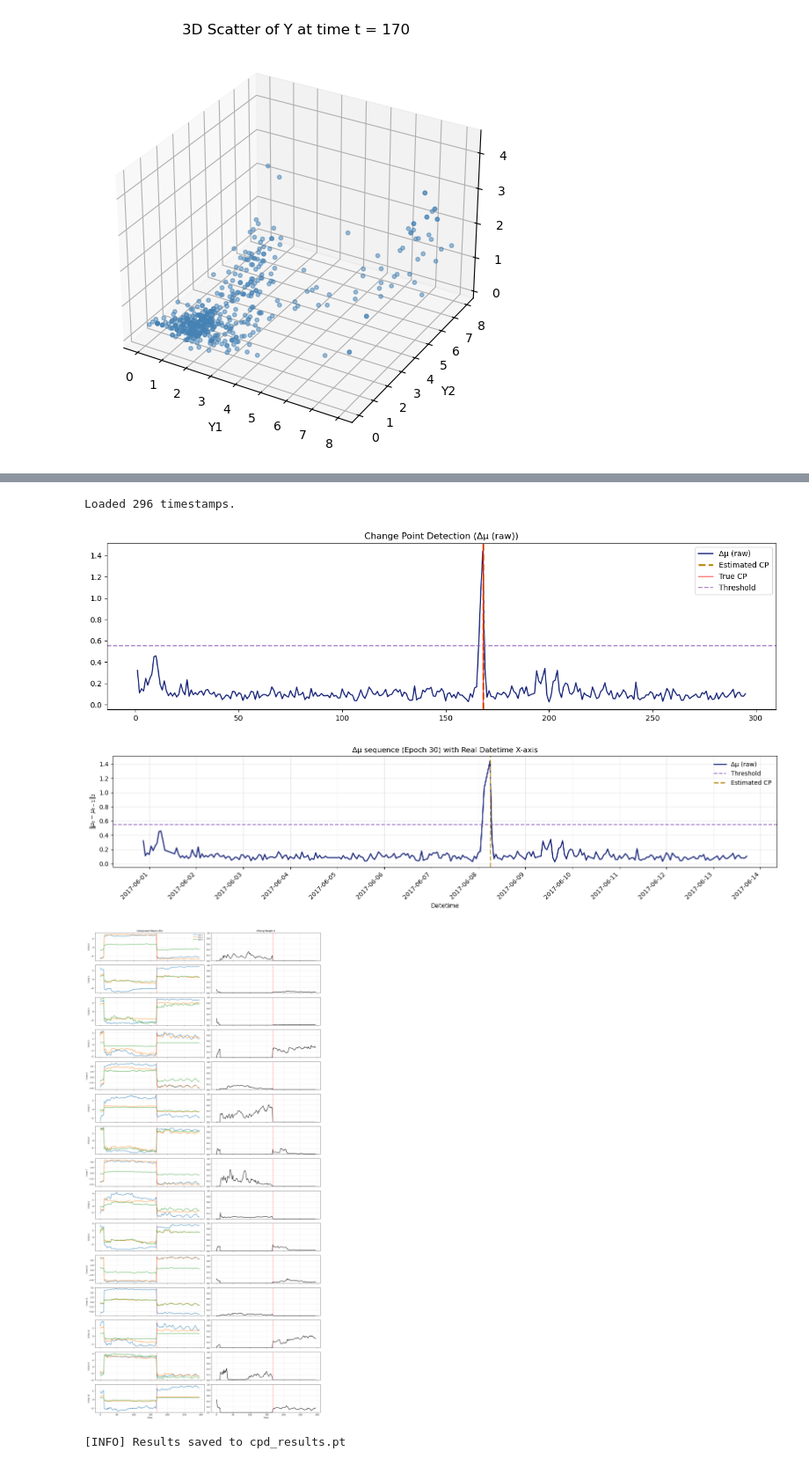
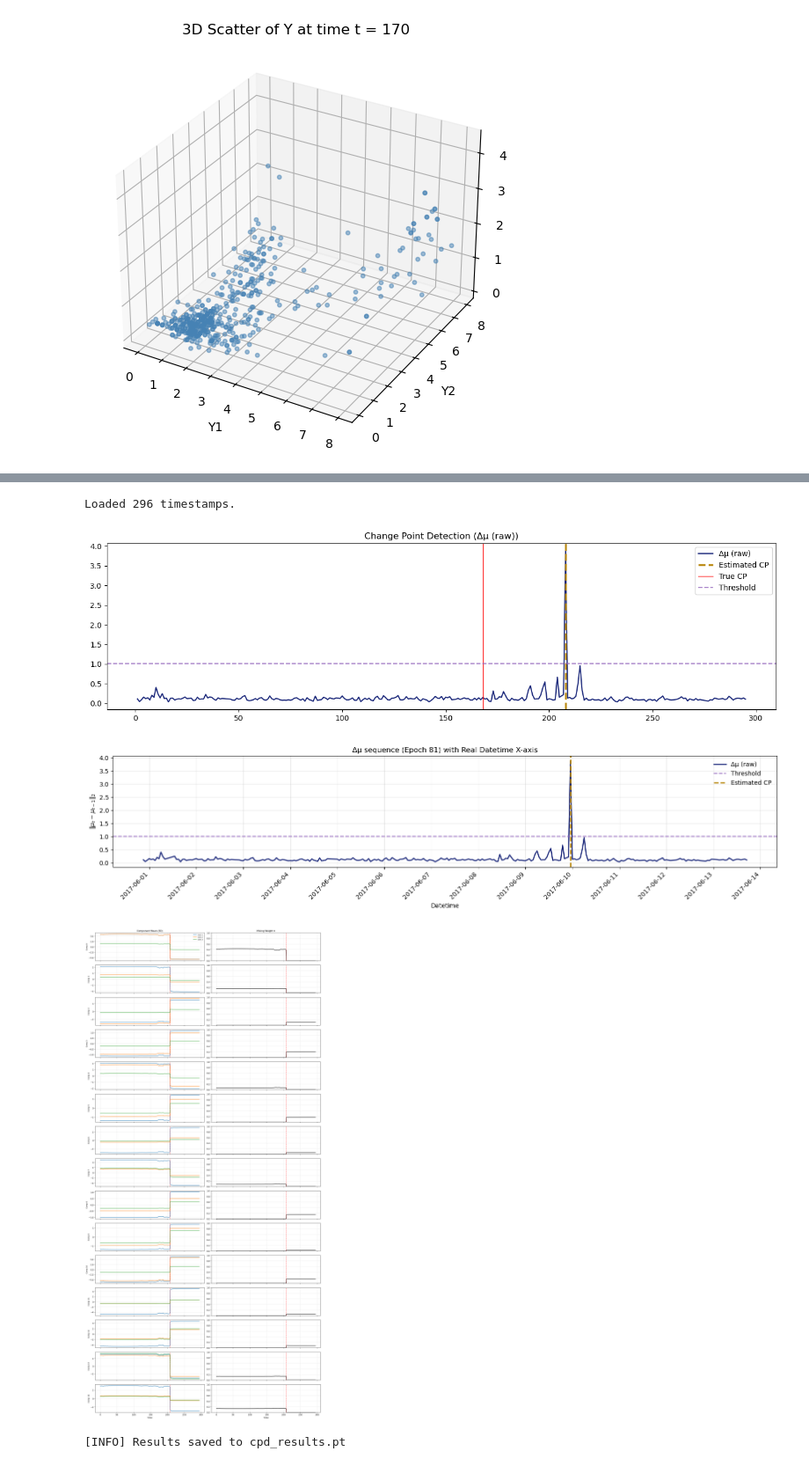
Before and after one commit to allenkei/CPD_FlowCytometry, a Jupyter notebook: sims_py/Applications.ipynb, the cells around one changed output, grey strips where cells are left out. Shown at 88% size. Cells and saved outputs as stored; diff of their text form; code cells hidden in the pictures.

```diff
--- a/sims_py/Applications.ipynb
+++ b/sims_py/Applications.ipynb
@@ -252,5 +252,5 @@ print(f"[INFO] Best epoch = {best_idx + 1}, Kurtosis = {best_kurt:.6f}")
 # %%
-epoch_i = 30
+epoch_i = 81
 import numpy as np
 import pandas as pd
 import matplotlib.pyplot as plt
@@ -347,8 +347,8 @@ plt.tight_layout()
 plt.show()
 # %% [output]
 Loaded 296 timestamps.
-[figure, old version]
+[figure, new version]
-[figure, old version]
+[figure, new version]
 # %%
 from cpd_model import CPD, parse_args, learn_one_seq_penalty
 
@@ -395,37 +395,37 @@ for k in range(K):
     ax_mean.plot(time, mean_t[:, k, 1], label="Dim 2", lw=1.6)
     ax_mean.plot(time, mean_t[:, k, 2], label="Dim 3", lw=1.6)
 
-    for cp in true_cps:
+    for cp in est_CP:
         ax_mean.axvline(cp, color="red", linestyle="--", lw=1.2, alpha=0.8)
 
     ax_mean.set_ylabel(f"Comp {k}", fontsize=9)
     if k == 0:
         ax_mean.set_title("Component Mean (3D)", fontsize=11)
         ax_mean.legend(frameon=False, fontsize=8, loc="upper right")
 
     ax_mean.grid(alpha=0.3)
 
     # ===== RIGHT: pi trajectory =====
     ax_pi = axes[k, 1]
     ax_pi.plot(time, pi_t[:, k], color="black", lw=1.8)
 
-    for cp in true_cps:
+    for cp in est_CP:
         ax_pi.axvline(cp, color="red", linestyle="--", lw=1.2, alpha=0.8)
 
     if k == 0:
         ax_pi.set_title("Mixing Weight π", fontsize=11)
 
     ax_pi.set_ylim(0, 1)
     ax_pi.grid(alpha=0.3)
 
 # x-label only on bottom
 axes[-1, 0].set_xlabel("Time")
 axes[-1, 1].set_xlabel("Time")
 
 plt.tight_layout()
 plt.show()
 # %% [output]
-[figure, old version]
+[figure, new version]
 # %%
 save_dict = {
     "best_mu": best_mu.cpu(),                     # Tensor (T, d)
```
Also changed, not shown: parts of 8 cells of this notebook, 10 other files.
